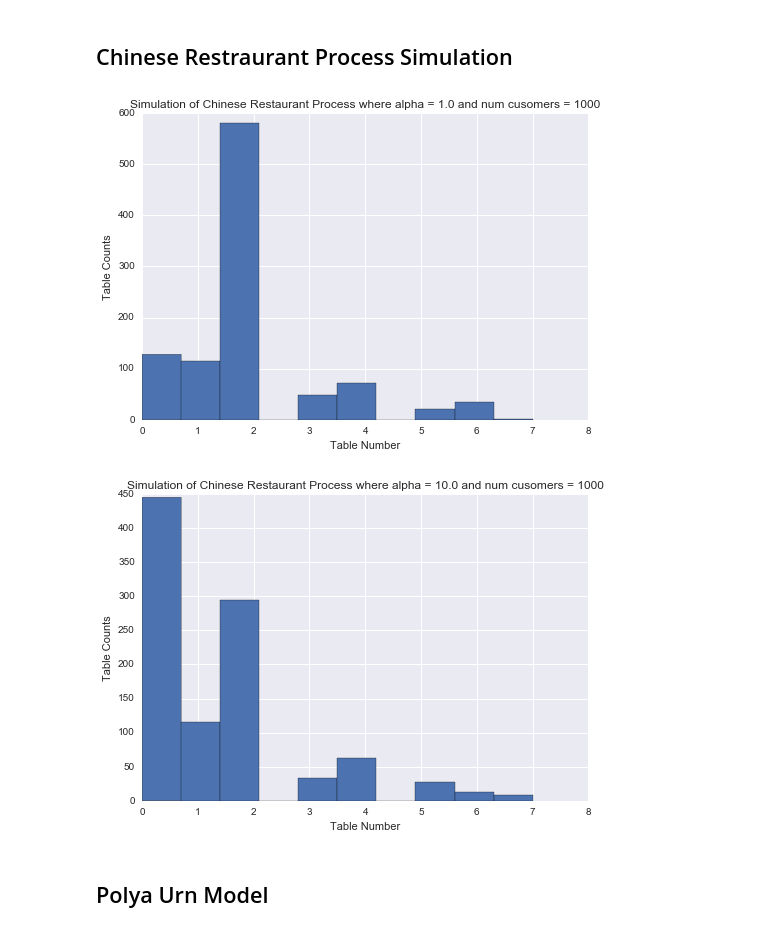
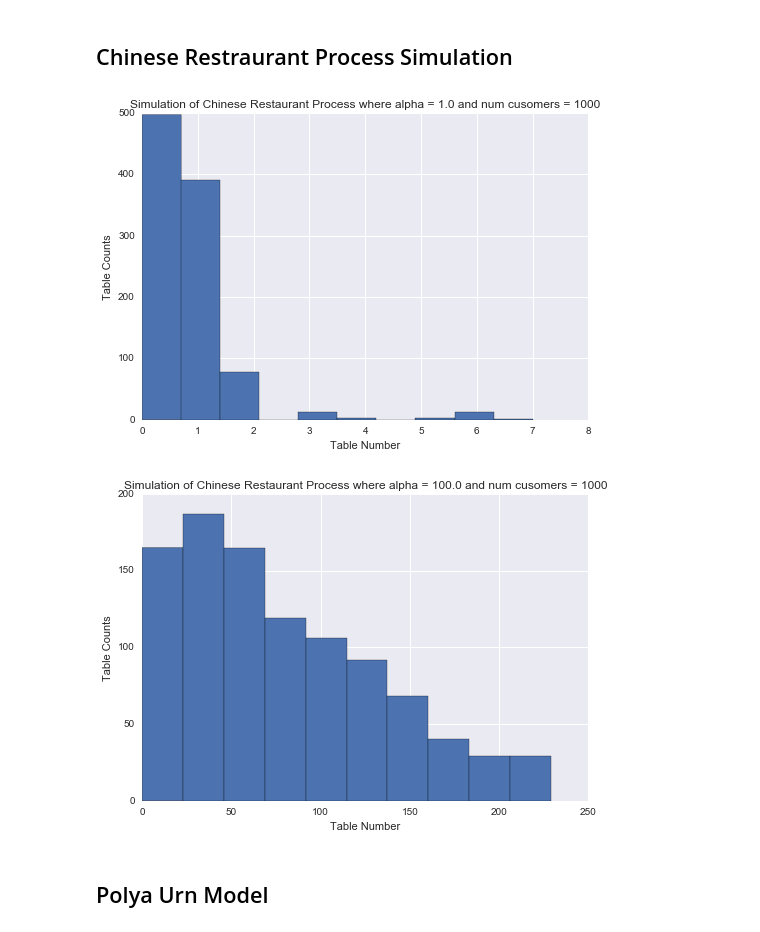
Before and after one commit to NobleKennamer/pgm_project, a Jupyter notebook: Dirichlet_Processes.ipynb, the cells around one changed output. Saved outputs shown, nothing was run; the diff lists cells and outputs as text; code cells hidden in the pictures.

```diff
--- a/Dirichlet_Processes.ipynb
+++ b/Dirichlet_Processes.ipynb
@@ -38,16 +38,16 @@ def plot_chinese_process(num_people, alpha):
     plt.title('Simulation of Chinese Restaurant Process where alpha = {} and num cusomers = {}'.format(alpha, num_people))
     plt.ylabel('Table Counts')
     plt.xlabel('Table Number')
-    plt.hist(chinese_restaurant_process(num_people, 1.))
+    plt.hist(chinese_restaurant_process(num_people, alpha))
     plt.show()
 # %%
 plot_chinese_process(1000, 1.)
 # %% [output]
-[figure, old version]
+[figure, new version]
 # %%
-plot_chinese_process(1000, 10.)
+plot_chinese_process(1000, 100.)
 # %% [output]
-[figure, old version]
+[figure, new version]
 # %% [markdown]
 ## Polya Urn Model
 # %%
```
Also changed, not shown: parts of 5 cells of this notebook, 26 other files.
